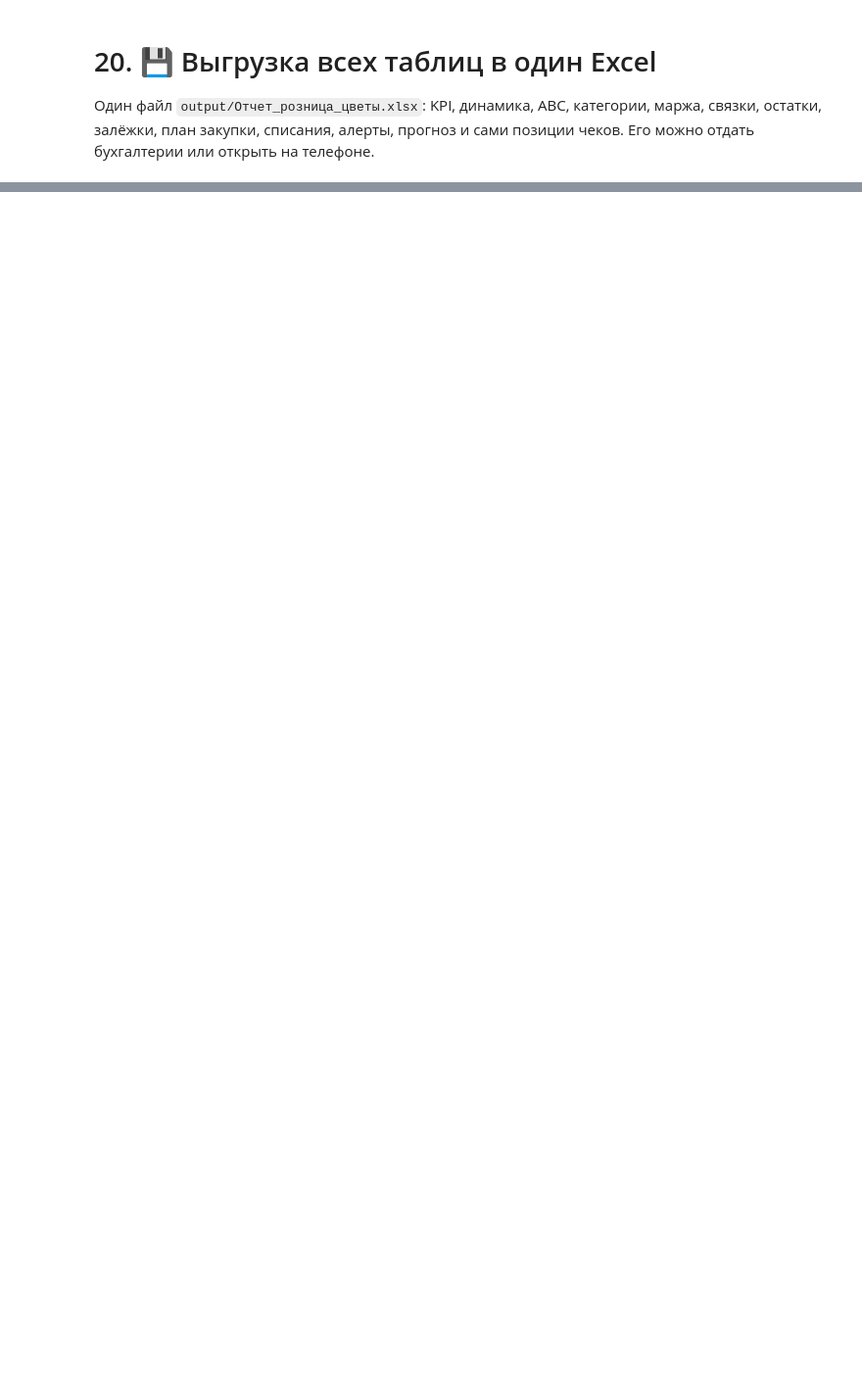
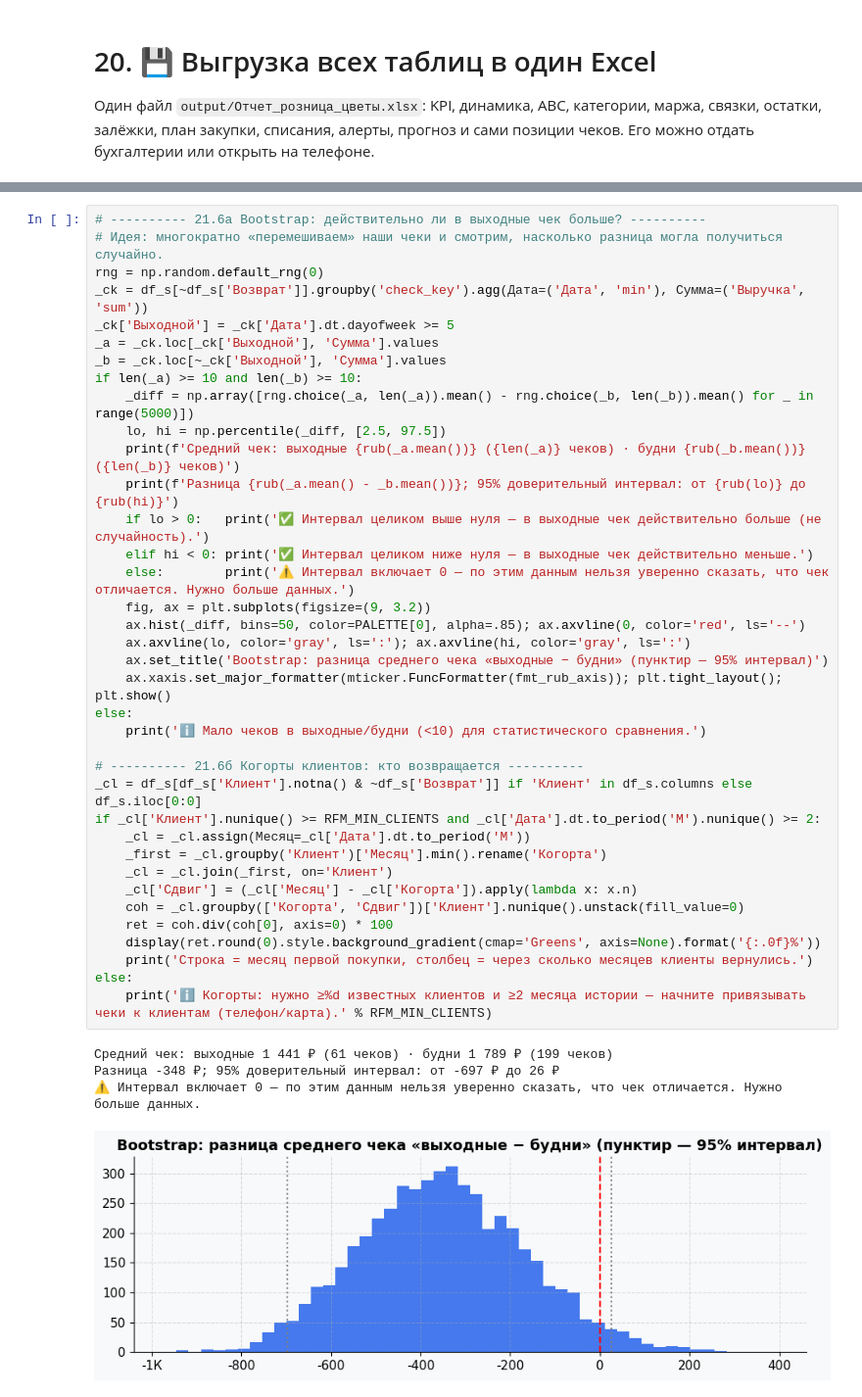
Before and after one commit to Kirill010/muzflowers_analysis, a Jupyter notebook: flowers_analysis.ipynb, the cells around one changed output, grey strips where cells are left out. Shown at 98% size. Drawn from its saved outputs; the diff is of its cells as text; blank space fills up the shorter version.

```diff
--- a/flowers_analysis.ipynb
+++ b/flowers_analysis.ipynb
@@ -2376,0 +2752,42 @@ else:
+# %%
+# ---------- 21.6а Bootstrap: действительно ли в выходные чек больше? ----------
+# Идея: многократно «перемешиваем» наши чеки и смотрим, насколько разница могла получиться случайно.
+rng = np.random.default_rng(0)
+_ck = df_s[~df_s['Возврат']].groupby('check_key').agg(Дата=('Дата', 'min'), Сумма=('Выручка', 'sum'))
+_ck['Выходной'] = _ck['Дата'].dt.dayofweek >= 5
+_a = _ck.loc[_ck['Выходной'], 'Сумма'].values
+_b = _ck.loc[~_ck['Выходной'], 'Сумма'].values
+if len(_a) >= 10 and len(_b) >= 10:
+    _diff = np.array([rng.choice(_a, len(_a)).mean() - rng.choice(_b, len(_b)).mean() for _ in range(5000)])
+    lo, hi = np.percentile(_diff, [2.5, 97.5])
+    print(f'Средний чек: выходные {rub(_a.mean())} ({len(_a)} чеков) · будни {rub(_b.mean())} ({len(_b)} чеков)')
+    print(f'Разница {rub(_a.mean() - _b.mean())}; 95% доверительный интервал: от {rub(lo)} до {rub(hi)}')
+    if lo > 0:   print('✅ Интервал целиком выше нуля — в выходные чек действительно больше (не случайность).')
+    elif hi < 0: print('✅ Интервал целиком ниже нуля — в выходные чек действительно меньше.')
+    else:        print('⚠️ Интервал включает 0 — по этим данным нельзя уверенно сказать, что чек отличается. Нужно больше данных.')
+    fig, ax = plt.subplots(figsize=(9, 3.2))
+    ax.hist(_diff, bins=50, color=PALETTE[0], alpha=.85); ax.axvline(0, color='red', ls='--')
+    ax.axvline(lo, color='gray', ls=':'); ax.axvline(hi, color='gray', ls=':')
+    ax.set_title('Bootstrap: разница среднего чека «выходные − будни» (пунктир — 95% интервал)')
+    ax.xaxis.set_major_formatter(mticker.FuncFormatter(fmt_rub_axis)); plt.tight_layout(); plt.show()
+else:
+    print('ℹ️ Мало чеков в выходные/будни (<10) для статистического сравнения.')
+
+# ---------- 21.6б Когорты клиентов: кто возвращается ----------
+_cl = df_s[df_s['Клиент'].notna() & ~df_s['Возврат']] if 'Клиент' in df_s.columns else df_s.iloc[0:0]
+if _cl['Клиент'].nunique() >= RFM_MIN_CLIENTS and _cl['Дата'].dt.to_period('M').nunique() >= 2:
+    _cl = _cl.assign(Месяц=_cl['Дата'].dt.to_period('M'))
+    _first = _cl.groupby('Клиент')['Месяц'].min().rename('Когорта')
+    _cl = _cl.join(_first, on='Клиент')
+    _cl['Сдвиг'] = (_cl['Месяц'] - _cl['Когорта']).apply(lambda x: x.n)
+    coh = _cl.groupby(['Когорта', 'Сдвиг'])['Клиент'].nunique().unstack(fill_value=0)
+    ret = coh.div(coh[0], axis=0) * 100
+    display(ret.round(0).style.background_gradient(cmap='Greens', axis=None).format('{:.0f}%'))
+    print('Строка = месяц первой покупки, столбец = через сколько месяцев клиенты вернулись.')
+else:
+    print('ℹ️ Когорты: нужно ≥%d известных клиентов и ≥2 месяца истории — начните привязывать чеки к клиентам (телефон/карта).' % RFM_MIN_CLIENTS)
+# %% [output]
+Средний чек: выходные 1 441 ₽ (61 чеков) · будни 1 789 ₽ (199 чеков)
+Разница -348 ₽; 95% доверительный интервал: от -697 ₽ до 26 ₽
+⚠️ Интервал включает 0 — по этим данным нельзя уверенно сказать, что чек отличается. Нужно больше данных.
+[figure, added]
```
Also changed, not shown: parts of 34 cells of this notebook, 1 other file.
